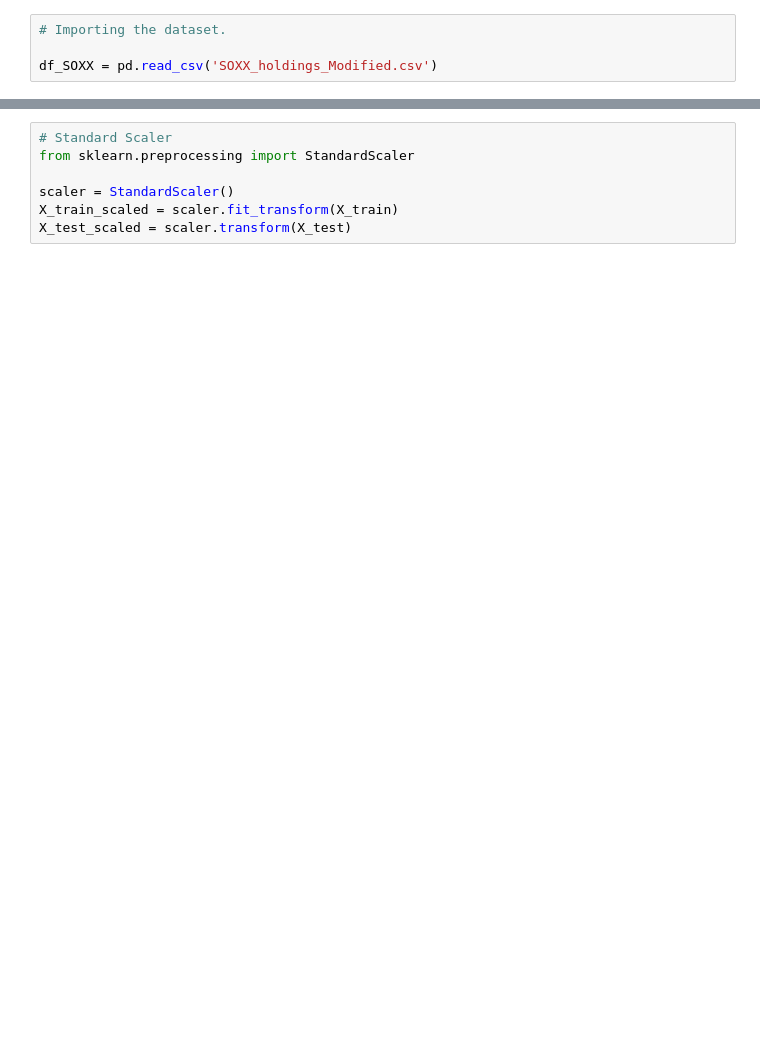
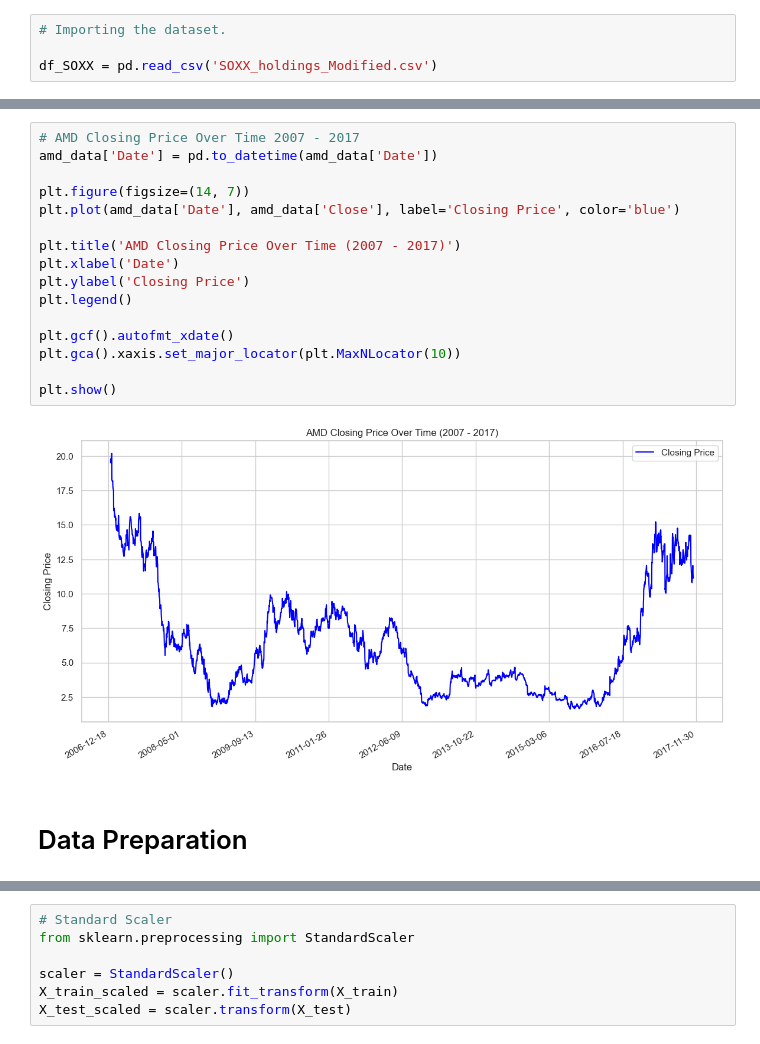
Before and after one commit to FJGM2023015/ML_Stocks_Project, a Jupyter notebook: ML_Stocks_Project.ipynb, the cells around one changed output, grey strips where cells are left out. Drawn from its saved outputs; the diff is of its cells as text; blank space fills up the shorter version.

```diff
--- a/ML_Stocks_Project.ipynb
+++ b/ML_Stocks_Project.ipynb
@@ -749,0 +291,20 @@ For assessing the performance of predictive models, the evaluation step is impor
+# %%
+# AMD Closing Price Over Time 2007 - 2017
+amd_data['Date'] = pd.to_datetime(amd_data['Date'])
+
+plt.figure(figsize=(14, 7))
+plt.plot(amd_data['Date'], amd_data['Close'], label='Closing Price', color='blue')
+
+plt.title('AMD Closing Price Over Time (2007 - 2017)')
+plt.xlabel('Date')
+plt.ylabel('Closing Price')
+plt.legend()
+
+plt.gcf().autofmt_xdate()
+plt.gca().xaxis.set_major_locator(plt.MaxNLocator(10))
+
+plt.show()
+# %% [output]
+[figure, added]
+# %% [markdown]
+# Data Preparation
```
Also changed, not shown: parts of 99 cells of this notebook.
